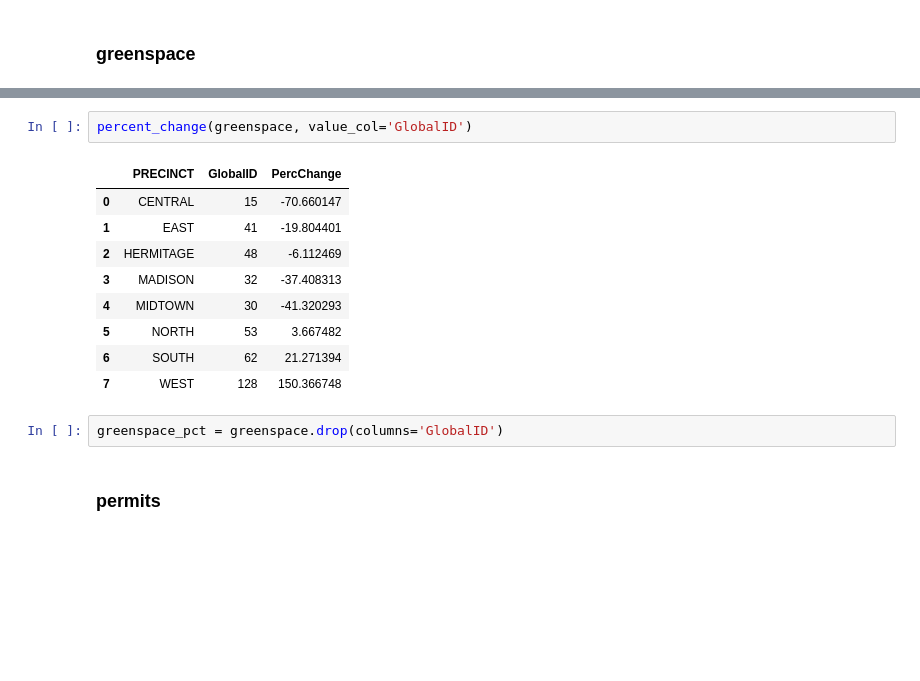
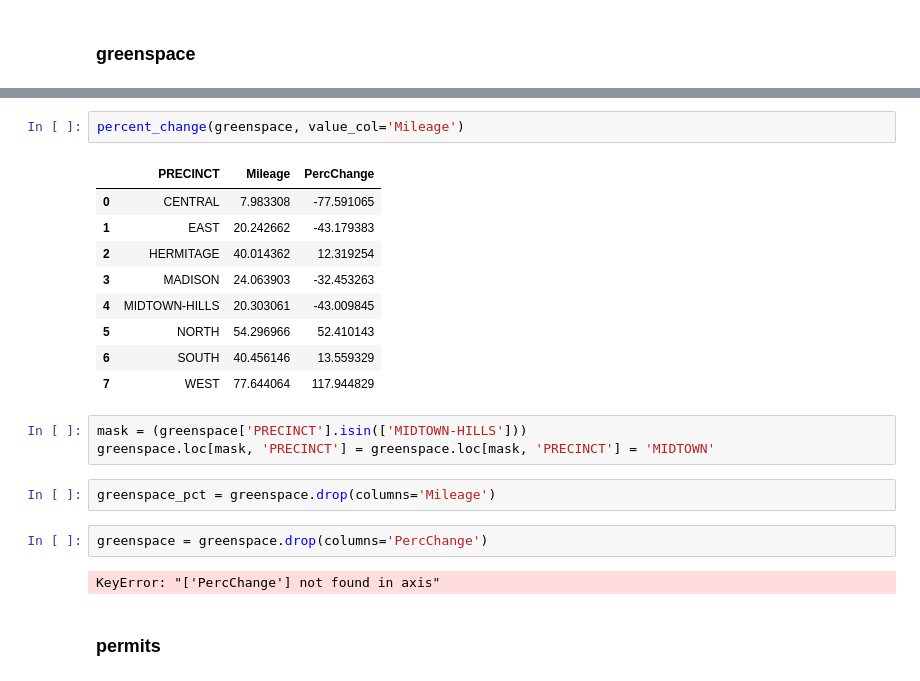
Before and after one commit to lou-knoble/capstone-nash-community-analysis, a Jupyter notebook: notebooks/composite.ipynb, the cells around one changed output, grey strips where cells are left out. Cells and saved outputs as stored; diff of their text form; blank space fills up the shorter version.

```diff
--- a/notebooks/composite.ipynb
+++ b/notebooks/composite.ipynb
@@ -60,17 +62,24 @@ greenspace = greenspace.drop(columns='Unnamed: 0')
 # %%
-percent_change(greenspace, value_col='GlobalID')
+percent_change(greenspace, value_col='Mileage')
 # %% [output]
-|  | PRECINCT | GlobalID | PercChange |
-| 0 | CENTRAL | 15 | -70.660147 |
-| 1 | EAST | 41 | -19.804401 |
-| 2 | HERMITAGE | 48 | -6.112469 |
-| 3 | MADISON | 32 | -37.408313 |
-| 4 | MIDTOWN | 30 | -41.320293 |
-| 5 | NORTH | 53 | 3.667482 |
-| 6 | SOUTH | 62 | 21.271394 |
-| 7 | WEST | 128 | 150.366748 |
+|  | PRECINCT | Mileage | PercChange |
+| 0 | CENTRAL | 7.983308 | -77.591065 |
+| 1 | EAST | 20.242662 | -43.179383 |
+| 2 | HERMITAGE | 40.014362 | 12.319254 |
+| 3 | MADISON | 24.063903 | -32.453263 |
+| 4 | MIDTOWN-HILLS | 20.303061 | -43.009845 |
+| 5 | NORTH | 54.296966 | 52.410143 |
+| 6 | SOUTH | 40.456146 | 13.559329 |
+| 7 | WEST | 77.644064 | 117.944829 |
+# %%
+mask = (greenspace['PRECINCT'].isin(['MIDTOWN-HILLS']))
+greenspace.loc[mask, 'PRECINCT'] = greenspace.loc[mask, 'PRECINCT'] = 'MIDTOWN'
 # %%
-greenspace_pct = greenspace.drop(columns='GlobalID')
+greenspace_pct = greenspace.drop(columns='Mileage')
+# %%
+greenspace = greenspace.drop(columns='PercChange')
+# %% [output]
+KeyError: "['PercChange'] not found in axis"
 # %% [markdown]
 ### permits
 # %%
```
Also changed, not shown: parts of 48 cells of this notebook.
